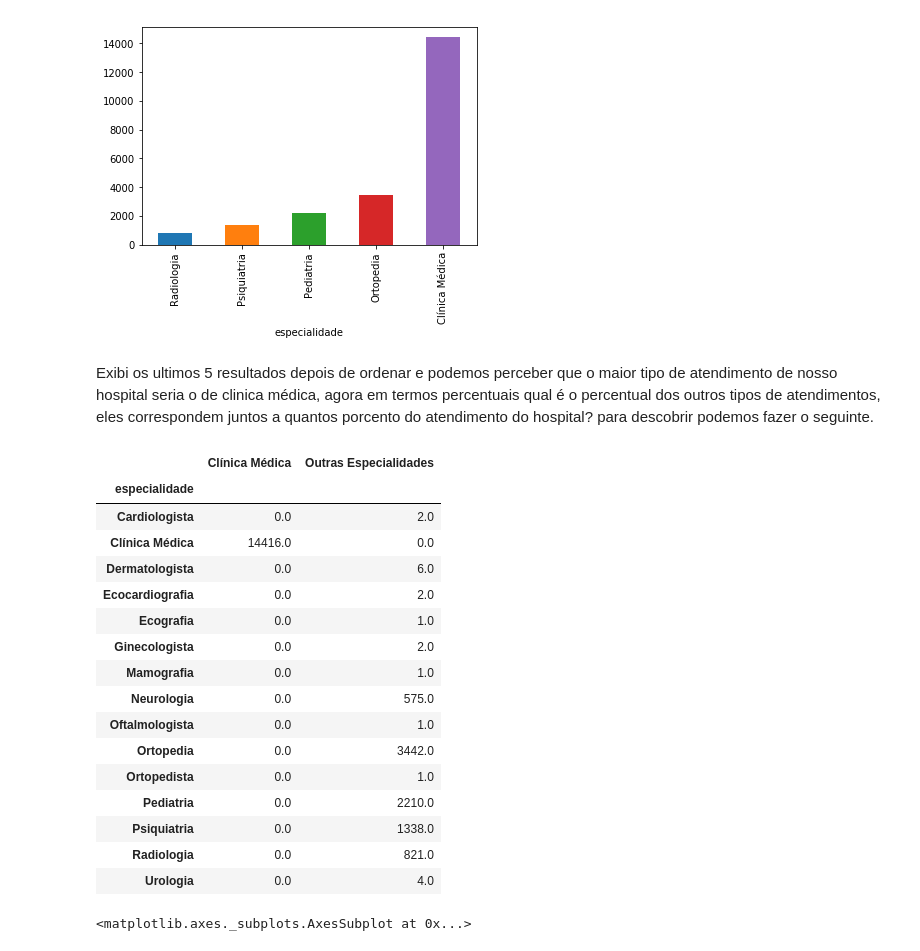
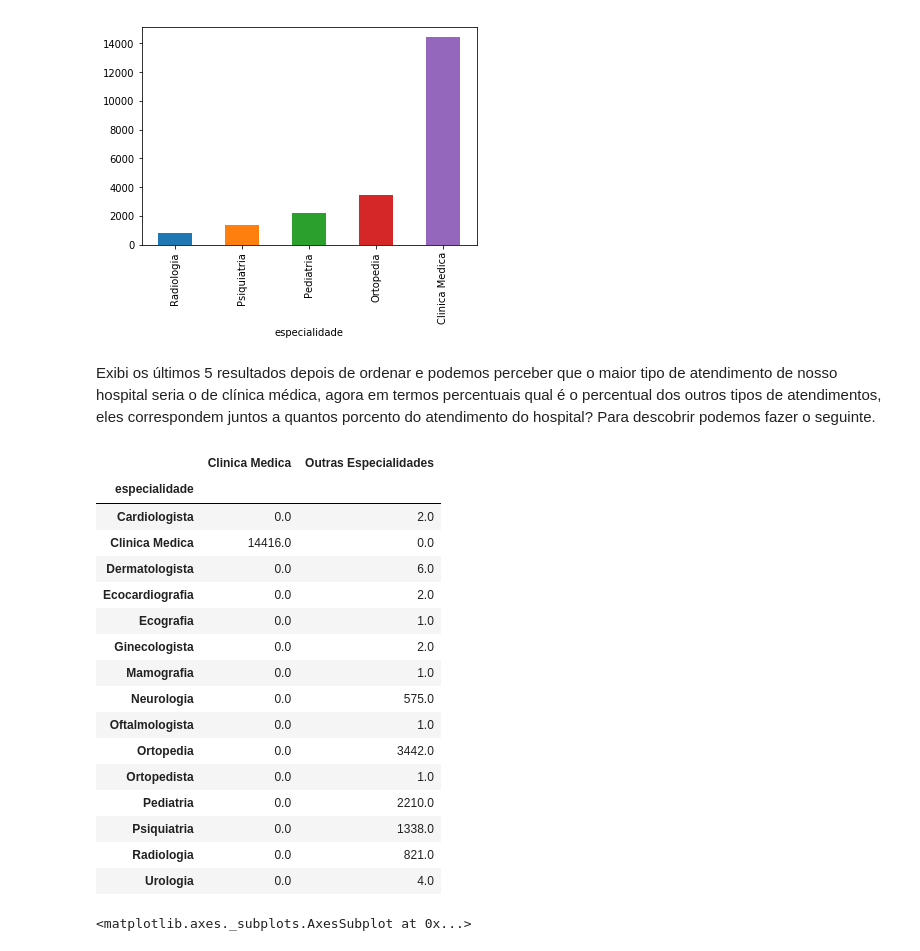
Before and after one commit to helberfernandes/ML-python, a Jupyter notebook: analisando-dados-com-pandas-graficos.ipynb, the cells around one changed output. Drawn from its saved outputs; the diff is of its cells as text; code cells hidden in the pictures.

Commit message:
Corrige caracter especial e ortografia

```diff
--- a/analisando-dados-com-pandas-graficos.ipynb
+++ b/analisando-dados-com-pandas-graficos.ipynb
@@ -19,0 +24,3 @@ data.head()
+# %%
+data=data.replace({'especialidade': {u'é':'e', u'í':'i'}}, regex=True)
+data.head()
@@ -46,17 +60,18 @@ data.groupby(['especialidade']).especialidade.count().sort_values()[-5:].plot(ki
 <matplotlib.axes._subplots.AxesSubplot at 0x...>
 [figure]
 # %% [markdown]
-Exibi os ultimos 5 resultados depois de ordenar e podemos perceber que o maior tipo de atendimento de nosso hospital seria o de clinica médica, agora em termos percentuais qual é o percentual dos outros tipos de atendimentos, eles correspondem juntos a quantos porcento do atendimento do hospital? para descobrir podemos fazer o seguinte.
+Exibi os últimos 5 resultados depois de ordenar e podemos perceber que o maior tipo de atendimento de nosso hospital seria o de clínica médica, agora em termos percentuais qual é o percentual dos outros tipos de atendimentos, eles correspondem juntos a quantos porcento do atendimento do hospital? Para descobrir podemos fazer o seguinte.
 # %%
 import numpy as np
-especialidades = np.where(data['especialidade'].str.contains('Clínica Médica'), 'Clínica Médica', 'Outras Especialidades')
+especialidades = np.where(data['especialidade'].str.contains('Clinica Medica'),
+                          'Clinica Medica', 'Outras Especialidades')
 especialidades_group = data.groupby(['especialidade', especialidades]).size().unstack().fillna(0)
 especialidades_group
 # %% [output]
-|  | Clínica Médica | Outras Especialidades |
+|  | Clinica Medica | Outras Especialidades |
 | especialidade |  |  |
 | Cardiologista | 0.0 | 2.0 |
-| Clínica Médica | 14416.0 | 0.0 |
+| Clinica Medica | 14416.0 | 0.0 |
 | Dermatologista | 0.0 | 6.0 |
 | Ecocardiografia | 0.0 | 2.0 |
 | Ecografia | 0.0 | 1.0 |
```
Also changed, not shown: parts of 17 cells of this notebook.
